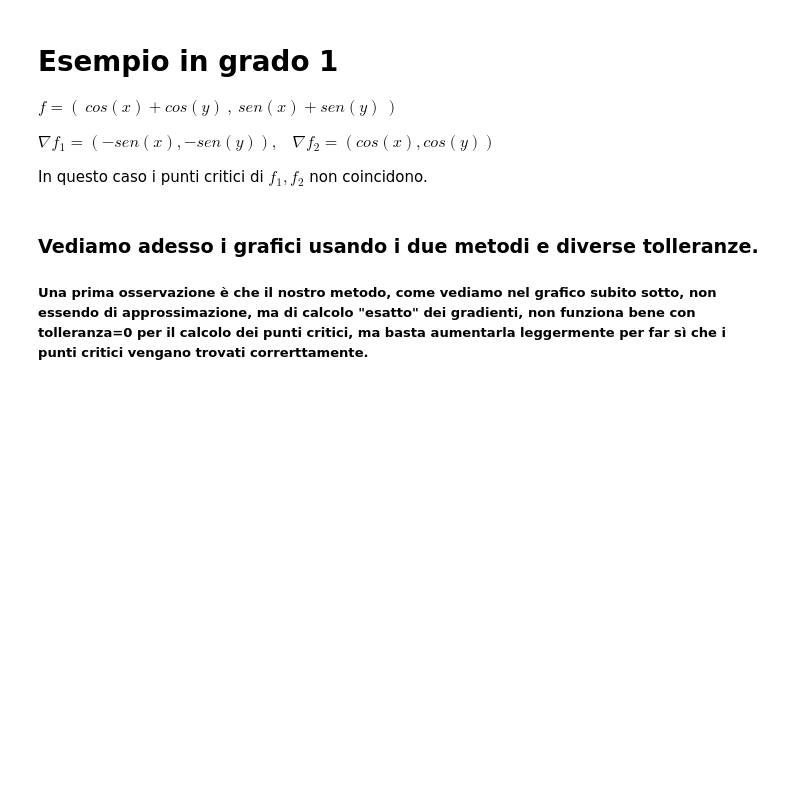
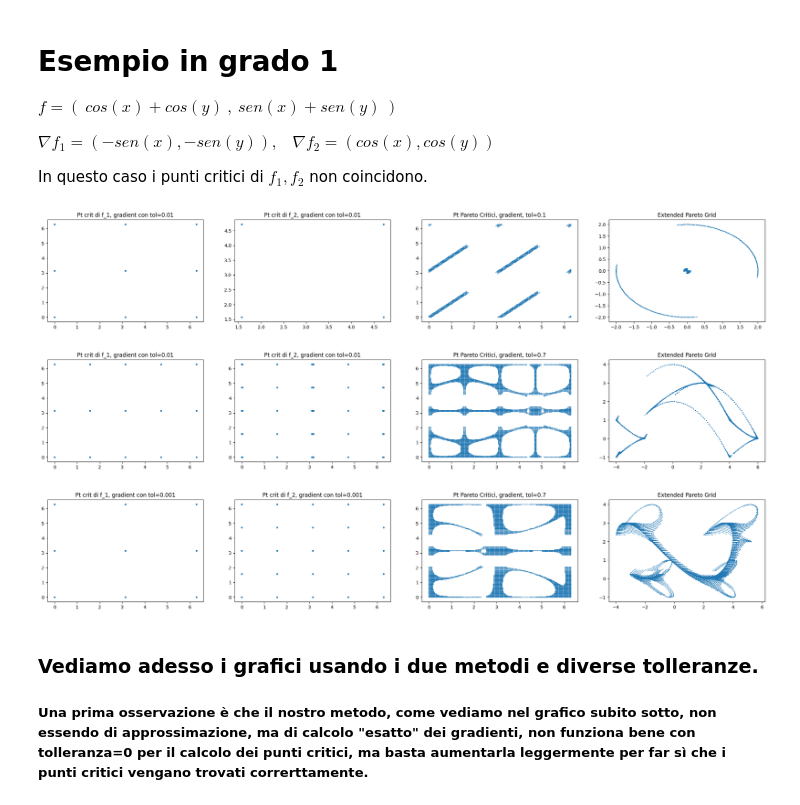
Before and after one commit to emosig/pershom, a Jupyter notebook: Report230118.ipynb, the cells around one changed output. Drawn from its saved outputs; the diff is of its cells as text; code cells hidden in the pictures; blank space fills up the shorter version.

```diff
--- a/Report230118.ipynb
+++ b/Report230118.ipynb
@@ -38,6 +38,18 @@ In questo caso i punti critici di $f_1,f_2$ non coincidono.
 #definisco le funzioni per usarle con il metodo 2: gradient
 f1 = parse("cos(x)+cos(y)")
 f2 = parse("sen(x)+sen(y)")
+h1=parse('2cos^2(x+5)+4cos(y-1)')
+h2=parse('sen^3(x)+3sen^2(y)')
+g1 = parse("2cos^2(x) + 4cos(y)")
+g2 = parse("sen^3(x) + 3sen^2(y)")
+# %%
+EPG(f1,f2,200,0.01,0.1,True)
+EPG(g1,g2,200,0.01,0.7,True)
+EPG(h1,h2,200,0.001,0.7,True)
+# %% [output]
+[figure, added]
+[figure, added]
+[figure, added]
 # %%
 #definisco le funzioni per usarle con il metodo 1: nd.gradient
 def f_1(x):
```
Also changed, not shown: parts of 1 cell of this notebook, 1 other file.
